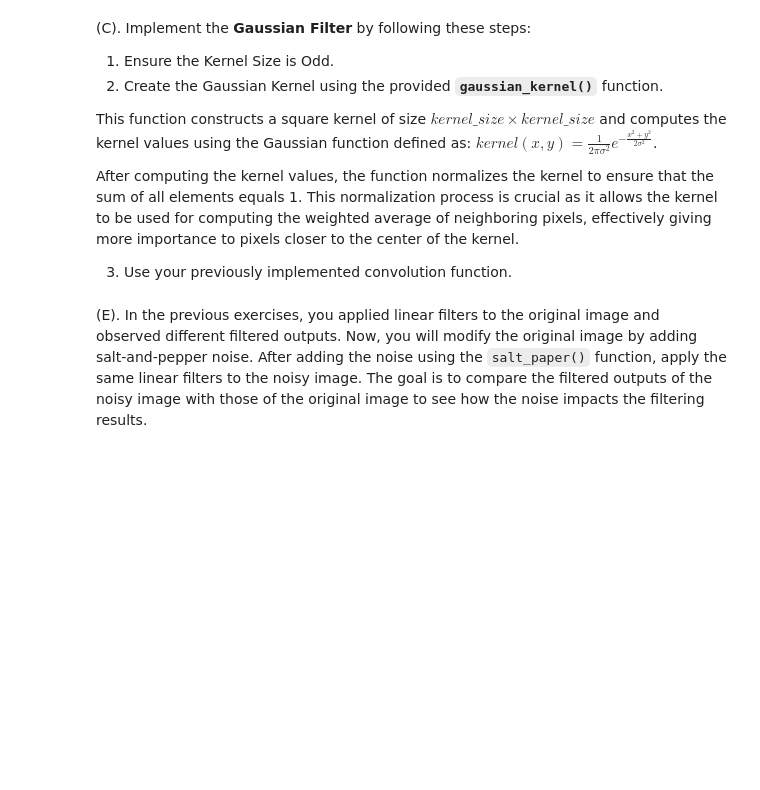
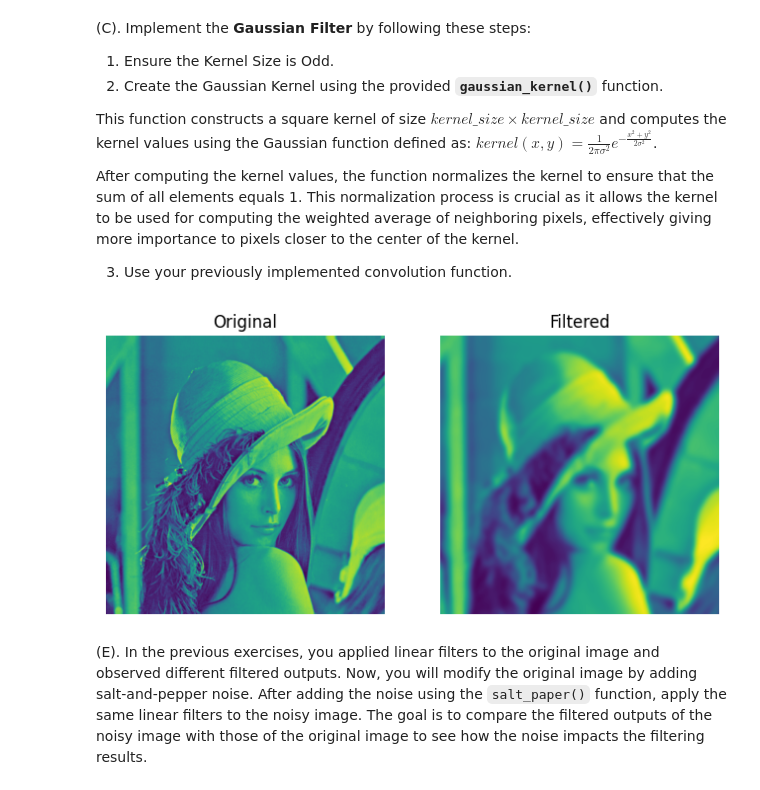
Before and after one commit to Pablo-H-H/Proyecto-1-Vision-Por-Computador, a Jupyter notebook: Project1.ipynb, the cells around one changed output. Saved outputs shown, nothing was run; the diff lists cells and outputs as text; code cells hidden in the pictures; blank space fills up the shorter version.

Commit message:
Gaussean Filter Done

```diff
--- a/Project1.ipynb
+++ b/Project1.ipynb
@@ -404,42 +406,54 @@ def gaussian_kernel(kernel_size, sigma):
     return kernel
 # %%
 # Load an image (grayscale and color)
-image = ...
+image = cv2.imread("./images/lenna.png", 0)
 
 # Set Gaussian kernel size
-kernel_size = ...
-sigma = ...
+kernel_size = 39
+sigma = 5
 
 # Set needed variables
-padding = ...
-stride = ...
+padding = 1
+stride = 1
 
 def gaussian_filter(image, kernel_size=5, sigma=1.0):
     """
     Applies a Gaussian Filter to the given image.
 
     Parameters:
         image (np.ndarray): Input image (2D array for grayscale, 3D for RGB).
         kernel_size (int): Size of the Gaussian kernel (must be odd).
         sigma (float): Standard deviation for the Gaussian distribution.
 
     Returns:
         np.ndarray: Filtered image.
     """
     # Create the Gaussian kernel
-    kernel = ...
+    kernel = gaussian_kernel(kernel_size, sigma)
 
     # Use your convolution function
-    filtered_image = ...
+    filtered_image = convolution(image, kernel, padding, stride)
 
     return filtered_image
 
 
 # Apply the Gaussian filter
 filtered_image = gaussian_filter(image, kernel_size, sigma)
 
 # Display the original and filtered image
 # Your code to display images goes here!
+fig, axes = plt.subplots(1, 2, figsize=(8, 16))
+axes[0].imshow(image)
+axes[0].set_title('Original')
+axes[0].axis('off')
+
+axes[1].imshow(filtered_image)
+axes[1].set_title('Filtered')
+axes[1].axis('off')
+
+fig.show()
+# %% [output]
+[figure, added]
 # %% [markdown]
 (E). In the previous exercises, you applied linear filters to the original image and observed different filtered outputs. Now, you will modify the original image by adding salt-and-pepper noise. After adding the noise using the `salt_paper()` function, apply the same linear filters to the noisy image. The goal is to compare the filtered outputs of the noisy image with those of the original image to see how the noise impacts the filtering results.
 # %%
```
Also changed, not shown: parts of 1 cell of this notebook.
